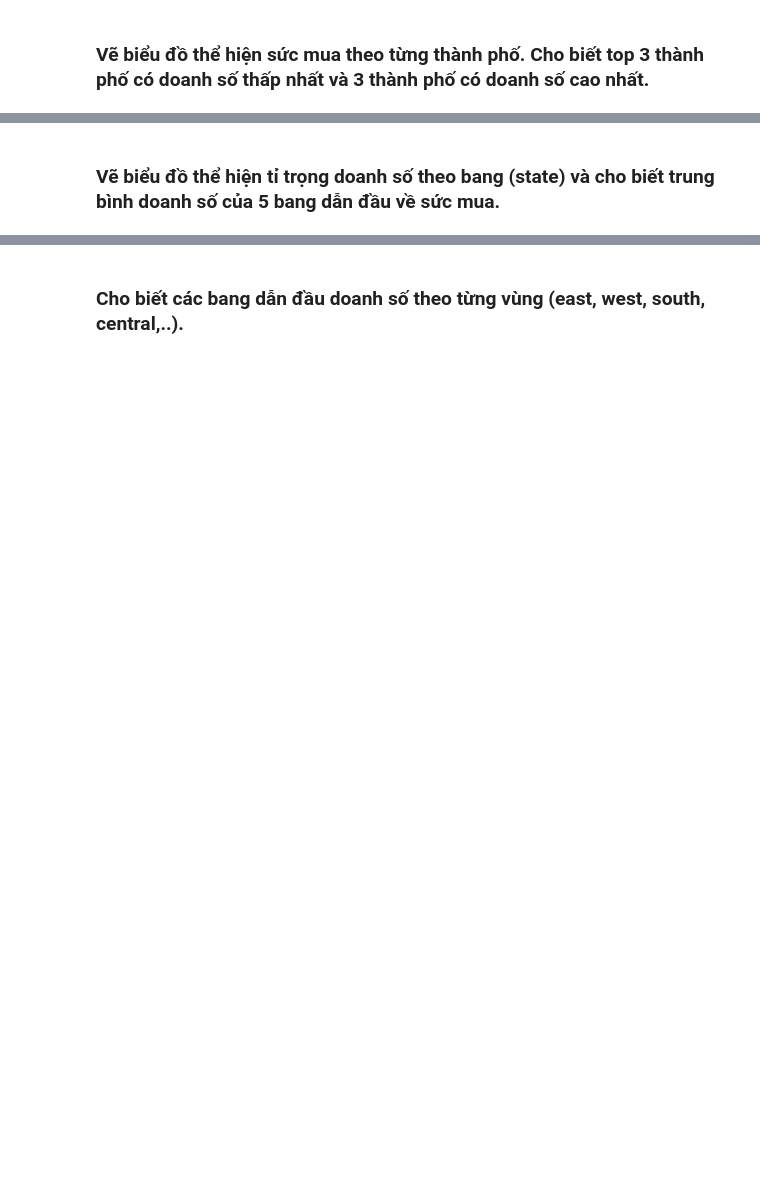
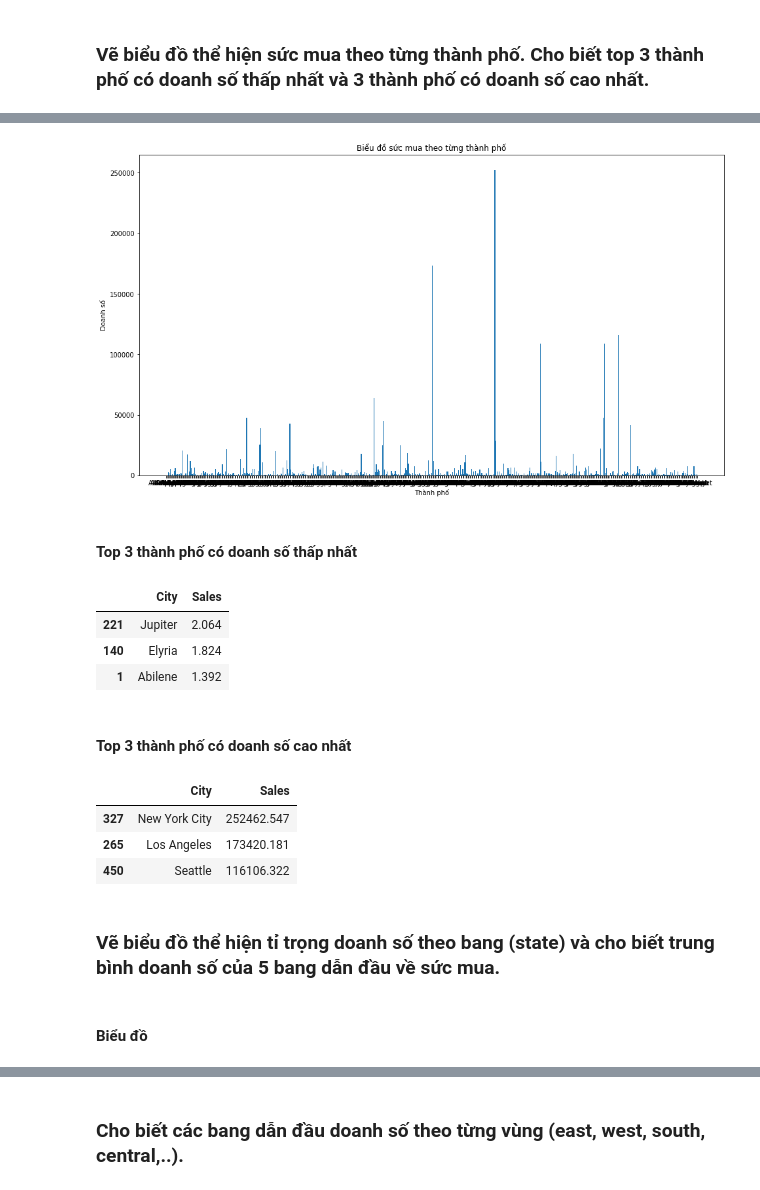
Before and after one commit to minhhieu9800/Python-MSE, a Jupyter notebook: Assignment.ipynb, the cells around one changed output, grey strips where cells are left out. Drawn from its saved outputs; the diff is of its cells as text; code cells hidden in the pictures; blank space fills up the shorter version.

```diff
--- a/Assignment.ipynb
+++ b/Assignment.ipynb
@@ -241,0 +307,4 @@ dtype: object
+# %%
+df_sales_city = df.groupby([df["City"]])["Sales"].sum().reset_index()
+
+df_sales_city
@@ -241,0 +325,20 @@ dtype: object
+# %%
+fig, ax = plt.subplots()
+
+# fruits = ['apple', 'blueberry', 'cherry', 'orange']
+# counts = [40, 100, 30, 55]
+# bar_labels = ['red', 'blue', '_red', 'orange']
+# bar_colors = ['tab:red', 'tab:blue', 'tab:red', 'tab:orange']
+
+ax.bar(df_sales_city["City"], df_sales_city["Sales"])
+
+ax.set_ylabel('Doanh số')
+ax.set_xlabel('Thành phố')
+ax.set_title('Biểu đồ sức mua theo từng thành phố')
+# ax.legend(title='Fruit color')
+
+plt.show()
+# %% [output]
+[figure, added]
+# %% [markdown]
+#### Top 3 thành phố có doanh số thấp nhất
@@ -242,2 +347,20 @@ dtype: object
+# %%
+df_sales_city.tail(3)
+# %% [output]
+|  | City | Sales |
+| 221 | Jupiter | 2.064 |
+| 140 | Elyria | 1.824 |
+| 1 | Abilene | 1.392 |
+# %% [markdown]
+#### Top 3 thành phố có doanh số cao nhất
+# %%
+df_sales_city.head(3)
+# %% [output]
+|  | City | Sales |
+| 327 | New York City | 252462.547 |
+| 265 | Los Angeles | 173420.181 |
+| 450 | Seattle | 116106.322 |
 # %% [markdown]
 ### Vẽ biểu đồ thể hiện tỉ trọng doanh số theo bang (state) và cho biết trung bình doanh số của 5 bang dẫn đầu về sức mua.
+# %% [markdown]
+#### Biểu đồ
```
Also changed, not shown: parts of 39 cells of this notebook.
